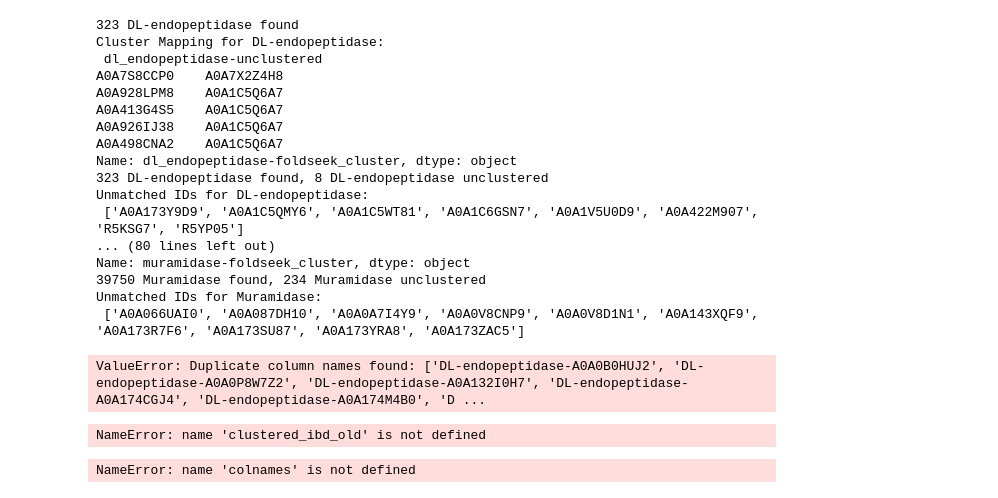
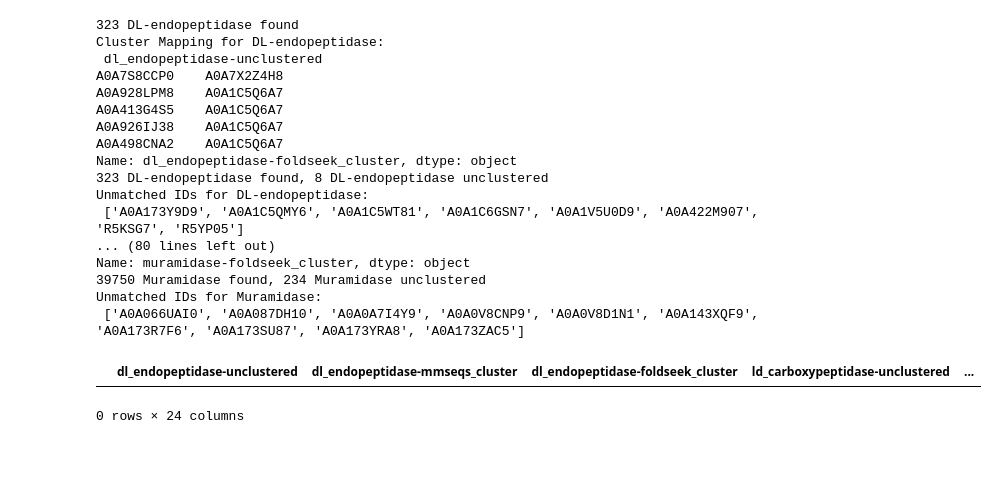
Before and after one commit to oliverdesa/Clustering_Metagenomics, a Jupyter notebook: src/clustering/mapping_clusters.ipynb, the cells around one changed output. Saved outputs shown, nothing was run; the diff lists cells and outputs as text; code cells hidden in the pictures; blank space fills up the shorter version.

Commit message:
Update mapping_clusters.ipynb
Troubleshooting updated cluster mapping function

```diff
--- a/src/clustering/mapping_clusters.ipynb
+++ b/src/clustering/mapping_clusters.ipynb
@@ -611,17 +612,12 @@ Name: muramidase-foldseek_cluster, dtype: object
 39750 Muramidase found, 234 Muramidase unclustered
 Unmatched IDs for Muramidase:
  ['A0A066UAI0', 'A0A087DH10', 'A0A0A7I4Y9', 'A0A0V8CNP9', 'A0A0V8D1N1', 'A0A143XQF9', 'A0A173R7F6', 'A0A173SU87', 'A0A173YRA8', 'A0A173ZAC5']
-# %%
-make_outputs(clustered_ibd_old, 'E:/ibd_data/humann_second_run/clustered_ibd_relab')
-# %% [output]
-ValueError: Duplicate column names found: ['DL-endopeptidase-A0A0B0HUJ2', 'DL-endopeptidase-A0A0P8W7Z2', 'DL-endopeptidase-A0A132I0H7', 'DL-endopeptidase-A0A174CGJ4', 'DL-endopeptidase-A0A174M4B0', 'D ...
-# %%
-colnames = clustered_ibd_old.columns
-
-print(colnames)
-# %% [output]
-NameError: name 'clustered_ibd_old' is not defined
-# %%
-duplicates = colnames[colnames.duplicated()]
-# %% [output]
-NameError: name 'colnames' is not defined
+# %%
+cluster_map = pd.read_csv('../../data/clustering/cluster_maps/combined_clusters.tsv', sep='\t')
+# %%
+mask = np.column_stack([cluster_map[col].str.contains("A0A373P8V8", na=False) for col in cluster_map])
+
+cluster_map.loc[mask.any(axis=1)]
+# %% [output]
+|  | dl_endopeptidase-unclustered | dl_endopeptidase-mmseqs_cluster | dl_endopeptidase-foldseek_cluster | ld_carboxypeptidase-unclustered | ... |
+0 rows × 24 columns
```
Also changed, not shown: parts of 5 cells of this notebook.
